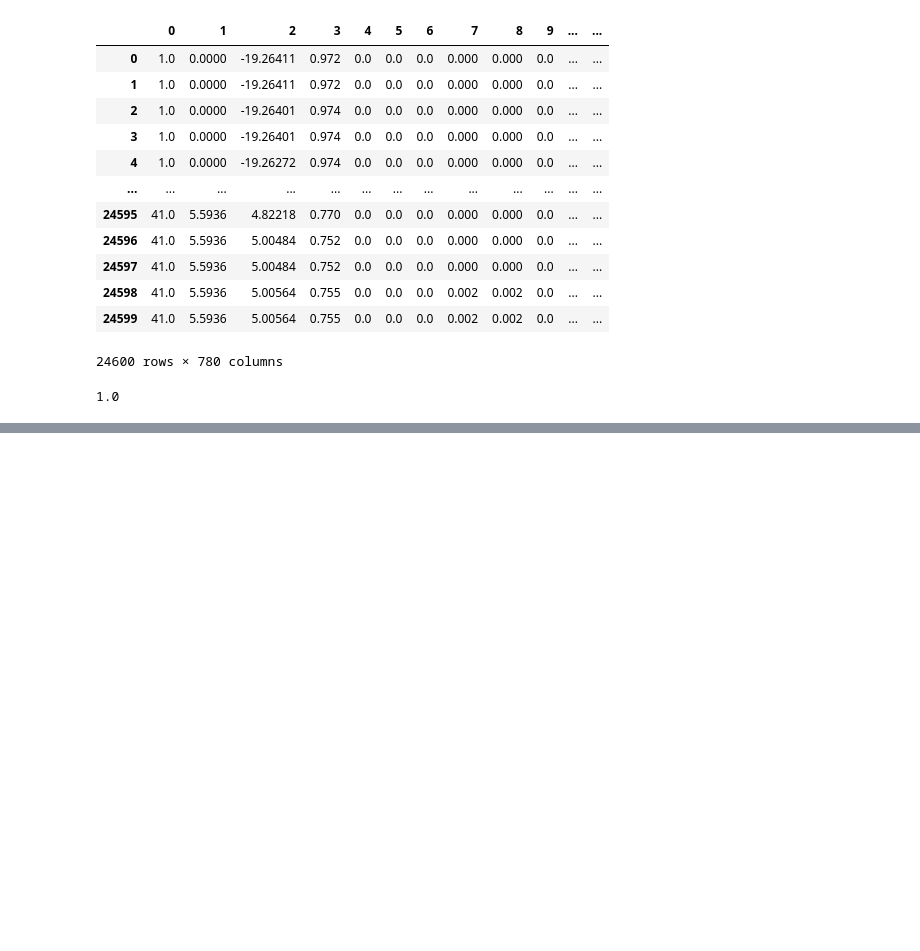
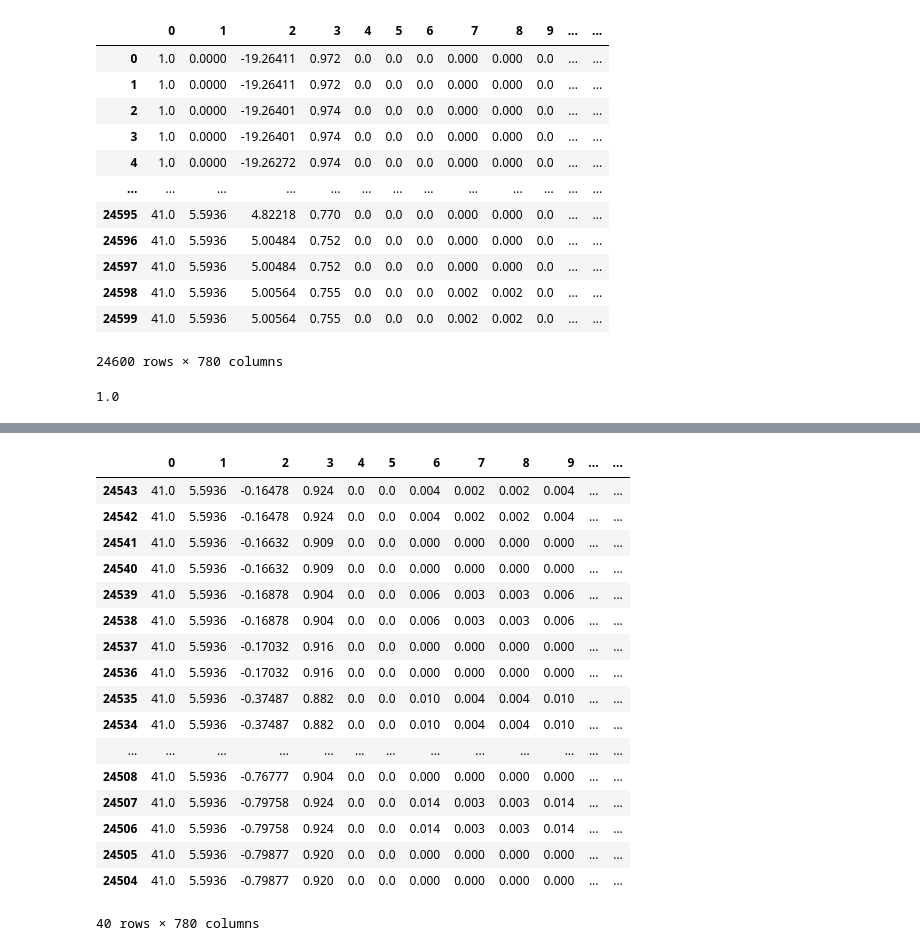
Before and after one commit to yinan-c/exciton_decomposition, a Jupyter notebook: read_kpdos.ipynb, the cells around one changed output, grey strips where cells are left out. Cells and saved outputs as stored; diff of their text form; code cells hidden in the pictures; blank space fills up the shorter version.

```diff
--- a/read_kpdos.ipynb
+++ b/read_kpdos.ipynb
@@ -193,0 +157,22 @@ temp_contrib_c_dict[(0,1)]
+# %%
+reversed_valence_df.loc[41].iloc[0:40,:]
+#conduction_df.loc[41]
+# %% [output]
+|  | 0 | 1 | 2 | 3 | 4 | 5 | 6 | 7 | 8 | 9 | ... | ... |
+| 24543 | 41.0 | 5.5936 | -0.16478 | 0.924 | 0.0 | 0.0 | 0.004 | 0.002 | 0.002 | 0.004 | ... | ... |
+| 24542 | 41.0 | 5.5936 | -0.16478 | 0.924 | 0.0 | 0.0 | 0.004 | 0.002 | 0.002 | 0.004 | ... | ... |
+| 24541 | 41.0 | 5.5936 | -0.16632 | 0.909 | 0.0 | 0.0 | 0.000 | 0.000 | 0.000 | 0.000 | ... | ... |
+| 24540 | 41.0 | 5.5936 | -0.16632 | 0.909 | 0.0 | 0.0 | 0.000 | 0.000 | 0.000 | 0.000 | ... | ... |
+| 24539 | 41.0 | 5.5936 | -0.16878 | 0.904 | 0.0 | 0.0 | 0.006 | 0.003 | 0.003 | 0.006 | ... | ... |
+| 24538 | 41.0 | 5.5936 | -0.16878 | 0.904 | 0.0 | 0.0 | 0.006 | 0.003 | 0.003 | 0.006 | ... | ... |
+| 24537 | 41.0 | 5.5936 | -0.17032 | 0.916 | 0.0 | 0.0 | 0.000 | 0.000 | 0.000 | 0.000 | ... | ... |
+| 24536 | 41.0 | 5.5936 | -0.17032 | 0.916 | 0.0 | 0.0 | 0.000 | 0.000 | 0.000 | 0.000 | ... | ... |
+| 24535 | 41.0 | 5.5936 | -0.37487 | 0.882 | 0.0 | 0.0 | 0.010 | 0.004 | 0.004 | 0.010 | ... | ... |
+| 24534 | 41.0 | 5.5936 | -0.37487 | 0.882 | 0.0 | 0.0 | 0.010 | 0.004 | 0.004 | 0.010 | ... | ... |
+| ... | ... | ... | ... | ... | ... | ... | ... | ... | ... | ... | ... | ... |
+| 24508 | 41.0 | 5.5936 | -0.76777 | 0.904 | 0.0 | 0.0 | 0.000 | 0.000 | 0.000 | 0.000 | ... | ... |
+| 24507 | 41.0 | 5.5936 | -0.79758 | 0.924 | 0.0 | 0.0 | 0.014 | 0.003 | 0.003 | 0.014 | ... | ... |
+| 24506 | 41.0 | 5.5936 | -0.79758 | 0.924 | 0.0 | 0.0 | 0.014 | 0.003 | 0.003 | 0.014 | ... | ... |
+| 24505 | 41.0 | 5.5936 | -0.79877 | 0.920 | 0.0 | 0.0 | 0.000 | 0.000 | 0.000 | 0.000 | ... | ... |
+| 24504 | 41.0 | 5.5936 | -0.79877 | 0.920 | 0.0 | 0.0 | 0.000 | 0.000 | 0.000 | 0.000 | ... | ... |
+40 rows × 780 columns
```
Also changed, not shown: parts of 13 cells of this notebook.
